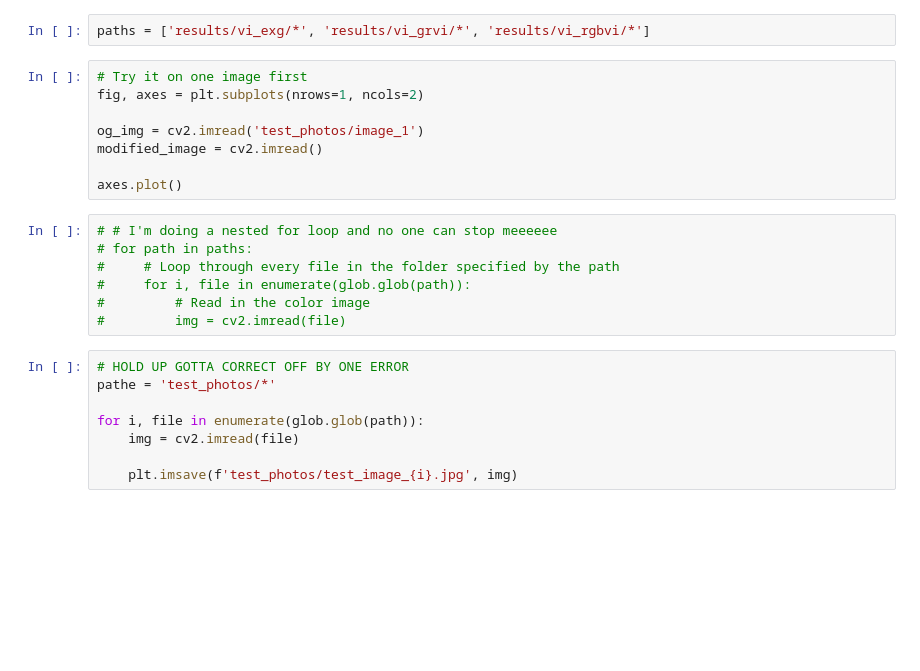
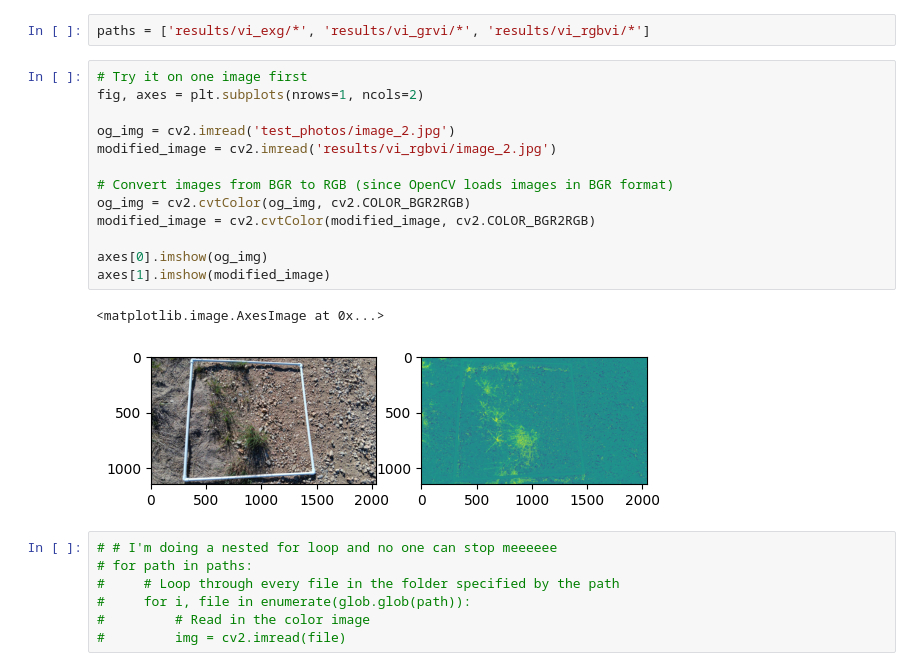
Before and after one commit to dustydells/mtech_reu_plants, a Jupyter notebook: apply_vegetative_index.ipynb, the cells around one changed output. Cells and saved outputs as stored; diff of their text form; blank space fills up the shorter version.

```diff
--- a/apply_vegetative_index.ipynb
+++ b/apply_vegetative_index.ipynb
@@ -59,11 +59,19 @@ paths = ['results/vi_exg/*', 'results/vi_grvi/*', 'results/vi_rgbvi/*']
 # %%
 # Try it on one image first
 fig, axes = plt.subplots(nrows=1, ncols=2)
 
-og_img = cv2.imread('test_photos/image_1')
-modified_image = cv2.imread()
+og_img = cv2.imread('test_photos/image_2.jpg')
+modified_image = cv2.imread('results/vi_rgbvi/image_2.jpg')
 
-axes.plot()
+# Convert images from BGR to RGB (since OpenCV loads images in BGR format)
+og_img = cv2.cvtColor(og_img, cv2.COLOR_BGR2RGB)
+modified_image = cv2.cvtColor(modified_image, cv2.COLOR_BGR2RGB)
+
+axes[0].imshow(og_img)
+axes[1].imshow(modified_image)
+# %% [output]
+<matplotlib.image.AxesImage at 0x...>
+[figure, added]
 # %%
 # # I'm doing a nested for loop and no one can stop meeeeee
 # for path in paths:
@@ -71,11 +79,3 @@ axes.plot()
 #     for i, file in enumerate(glob.glob(path)):
 #         # Read in the color image
 #         img = cv2.imread(file)
-# %%
-# HOLD UP GOTTA CORRECT OFF BY ONE ERROR
-pathe = 'test_photos/*'
-
-for i, file in enumerate(glob.glob(path)):
-    img = cv2.imread(file)
-
-    plt.imsave(f'test_photos/test_image_{i}.jpg', img)
```
Also changed, not shown: parts of 2 cells of this notebook.
